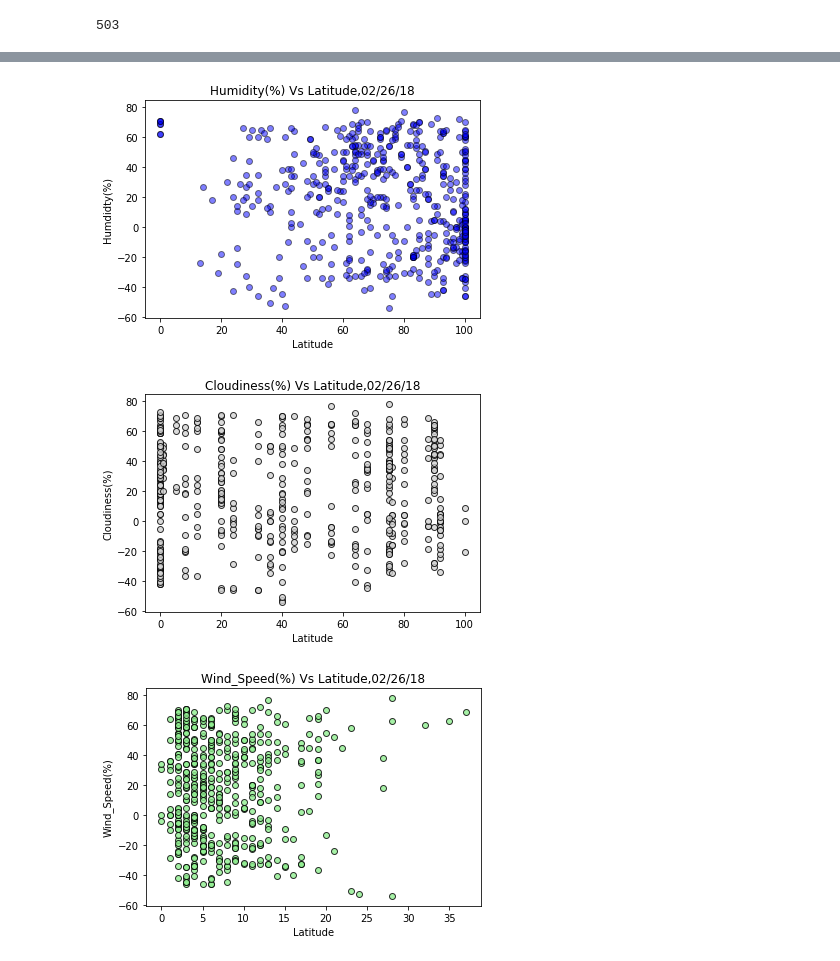
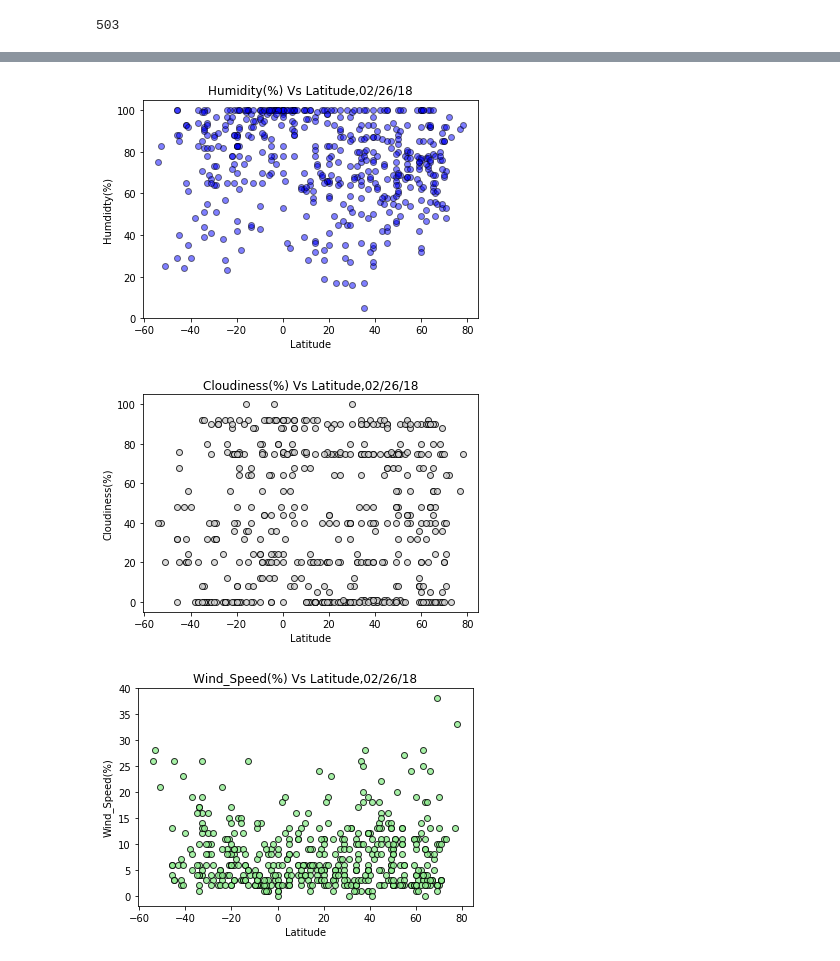
Before and after one commit to gayatripingale/Homework, a Jupyter notebook: Python_API_WeatherPy/Python_API_WeatherPy.ipynb, the cells around one changed output, grey strips where cells are left out. Cells and saved outputs as stored; diff of their text form; code cells hidden in the pictures.

```diff
--- a/Python_API_WeatherPy/Python_API_WeatherPy.ipynb
+++ b/Python_API_WeatherPy/Python_API_WeatherPy.ipynb
@@ -162,35 +166,35 @@ plt.show()
 # %%
 # Humidty vs Lat plot
 
-plt.scatter(cities500["Humidity"], cities500["Lat"], color = "blue", edgecolor = 'black',alpha = 0.5)
+plt.scatter(cities500["Lat"], cities500["Humidity"], color = "blue", edgecolor = 'black',alpha = 0.5)
 plt.title(f"Humidity(%) Vs Latitude,{date}")
 plt.xlabel("Latitude")
 plt.ylabel("Humdidty(%)")
 plt.savefig("HumidityVsLat.png")
 plt.show()
 # %% [output]
-[figure, old version]
+[figure, new version]
 # %%
 # Cludiness vs Lat plot
 
-plt.scatter(cities500["Cloudiness"], cities500["Lat"], color = "lightgrey", edgecolor = 'black',alpha = 0.8)
+plt.scatter(cities500["Lat"], cities500["Cloudiness"], color = "lightgrey", edgecolor = 'black',alpha = 0.8)
 plt.title(f"Cloudiness(%) Vs Latitude,{date}")
 plt.xlabel("Latitude")
 plt.ylabel("Cloudiness(%)")
 plt.savefig("CloudinessVsLat.png")
 plt.show()
 # %% [output]
-[figure, old version]
+[figure, new version]
 # %%
 # Wind Speed (mph) vs. Latitude
-plt.scatter(cities500["Wind_Speed"], cities500["Lat"], color = "lightgreen", edgecolor = 'black',alpha = 0.8)
+plt.scatter(cities500["Lat"], cities500["Wind_Speed"], color = "lightgreen", edgecolor = 'black',alpha = 0.8)
 plt.title(f"Wind_Speed(%) Vs Latitude,{date}")
 plt.xlabel("Latitude")
 plt.ylabel("Wind_Speed(%)")
 plt.savefig("Wind_SpeedVsLat.png")
 plt.show()
 # %% [output]
-[figure, old version]
+[figure, new version]
 # %%
 # Convert cities500 dataframe to .csv file
 cities500.to_csv("cities500.csv", encoding="utf-8", index=False)
```
Also changed, not shown: parts of 6 cells of this notebook, 5 other files.
